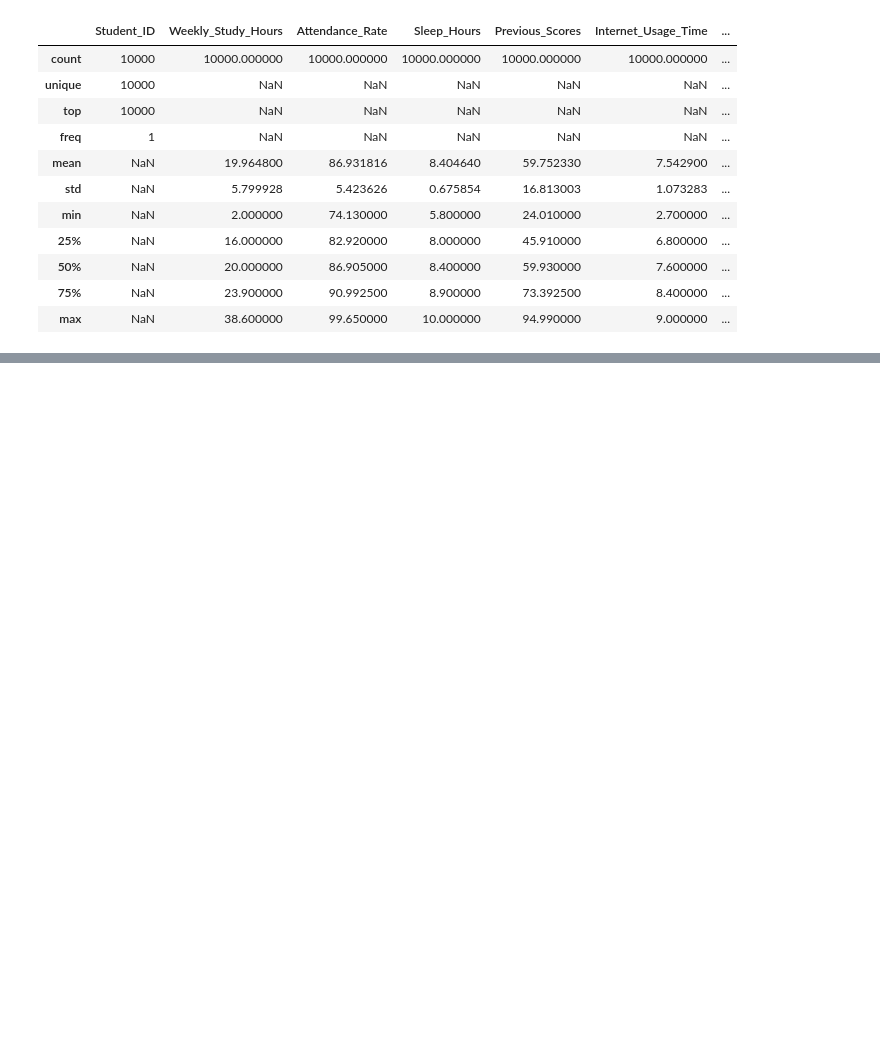
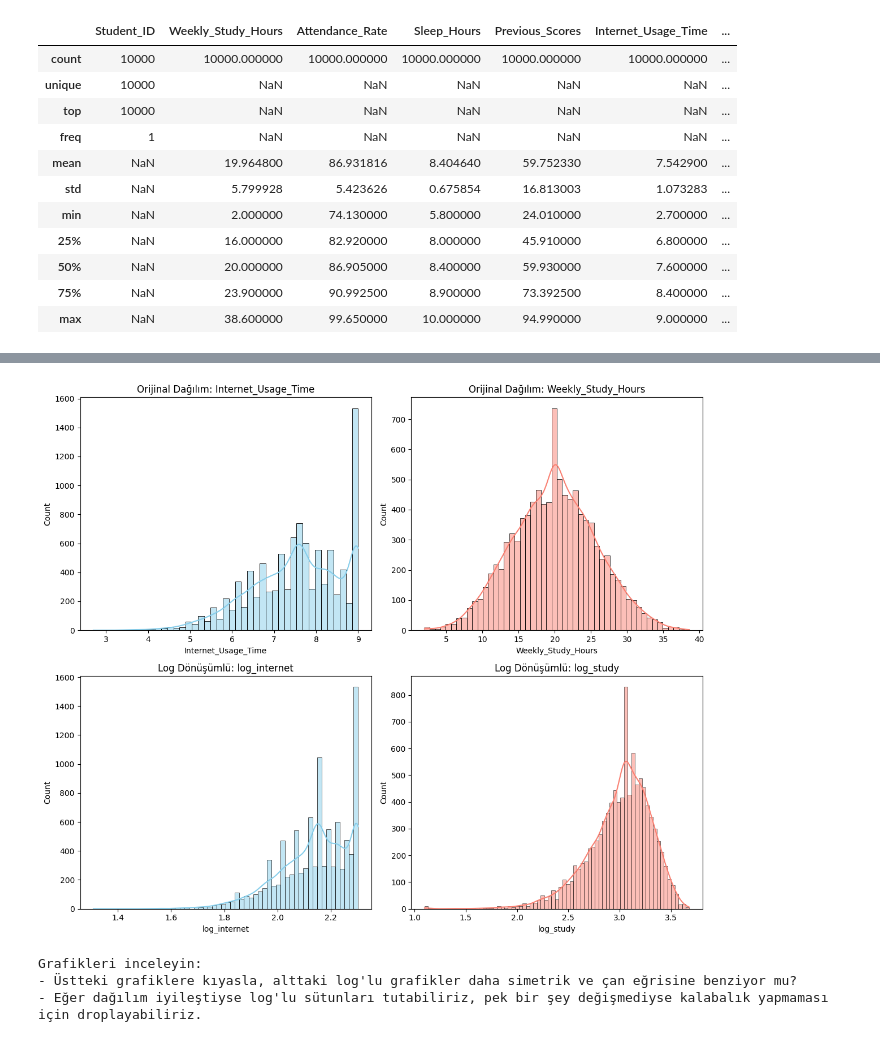
Before and after one commit to berkyyd/makine-ogrenmesi-apex, a Jupyter notebook: student_performance.ipynb, the cells around one changed output, grey strips where cells are left out. Saved outputs shown, nothing was run; the diff lists cells and outputs as text; code cells hidden in the pictures; blank space fills up the shorter version.

Commit message:
Ethem: Adim 3 Feature Engineering ve Final Markdown eklendi

```diff
--- a/student_performance.ipynb
+++ b/student_performance.ipynb
@@ -592,0 +616,4 @@ display(df.describe(include='all'))
+# %%
+import pandas as pd
+df = pd.read_csv('dataset/student_performance_cleaned.csv')
+print(f"Veri Seti Boyutu (Satır, Sütun): {df.shape}")
@@ -592,0 +664,10 @@ display(df.describe(include='all'))
+# %%
+# 1) Yeni sütunları hesapla (Sıfıra bölünme hatası için payda +1 yapılmıştır)
+df['total_study_load'] = df['Weekly_Study_Hours'] + df['Practice_Exams_Passed']
+df['attendance_to_study_ratio'] = df['Attendance_Rate'] / (df['Weekly_Study_Hours'] + 1)
+df['stress_x_study'] = df['Stress_Level'] * df['Weekly_Study_Hours']
+df['prev_efficiency'] = df['Previous_Scores'] / (df['Weekly_Study_Hours'] + 1)
+
+print("--- Yeni Sütunlar Eklendi ---")
+# İlk 5 satırı yazdır
+display(df[['total_study_load', 'attendance_to_study_ratio', 'stress_x_study', 'prev_efficiency']].head())
@@ -592,0 +709,34 @@ display(df.describe(include='all'))
+# %%
+# Grafikler için 2x2'lik bir alan oluşturuyoruz
+fig, axes = plt.subplots(2, 2, figsize=(12, 10))
+
+# 1) ORİJİNAL DAĞILIMLAR (Üst Sıra)
+sns.histplot(df['Internet_Usage_Time'], kde=True, ax=axes[0, 0], color='skyblue')
+axes[0, 0].set_title('Orijinal Dağılım: Internet_Usage_Time')
+
+sns.histplot(df['Weekly_Study_Hours'], kde=True, ax=axes[0, 1], color='salmon')
+axes[0, 1].set_title('Orijinal Dağılım: Weekly_Study_Hours')
+
+# 2) LOG DÖNÜŞÜMLERİ (log1p uygulanması)
+df['log_internet'] = np.log1p(df['Internet_Usage_Time'])
+df['log_study'] = np.log1p(df['Weekly_Study_Hours'])
+
+# 3) DÖNÜŞTÜRÜLMÜŞ DAĞILIMLAR (Alt Sıra)
+sns.histplot(df['log_internet'], kde=True, ax=axes[1, 0], color='skyblue')
+axes[1, 0].set_title('Log Dönüşümlü: log_internet')
+
+sns.histplot(df['log_study'], kde=True, ax=axes[1, 1], color='salmon')
+axes[1, 1].set_title('Log Dönüşümlü: log_study')
+
+plt.tight_layout()
+plt.show()
+
+# Karar mekanizması
+print("Grafikleri inceleyin:")
+print("- Üstteki grafiklere kıyasla, alttaki log'lu grafikler daha simetrik ve çan eğrisine benziyor mu?")
+print("- Eğer dağılım iyileştiyse log'lu sütunları tutabiliriz, pek bir şey değişmediyse kalabalık yapmaması için droplayabiliriz.")
+# %% [output]
+[figure, added]
+Grafikleri inceleyin:
+- Üstteki grafiklere kıyasla, alttaki log'lu grafikler daha simetrik ve çan eğrisine benziyor mu?
+- Eğer dağılım iyileştiyse log'lu sütunları tutabiliriz, pek bir şey değişmediyse kalabalık yapmaması için droplayabiliriz.
```
Also changed, not shown: parts of 22 cells of this notebook, 1 other file.
